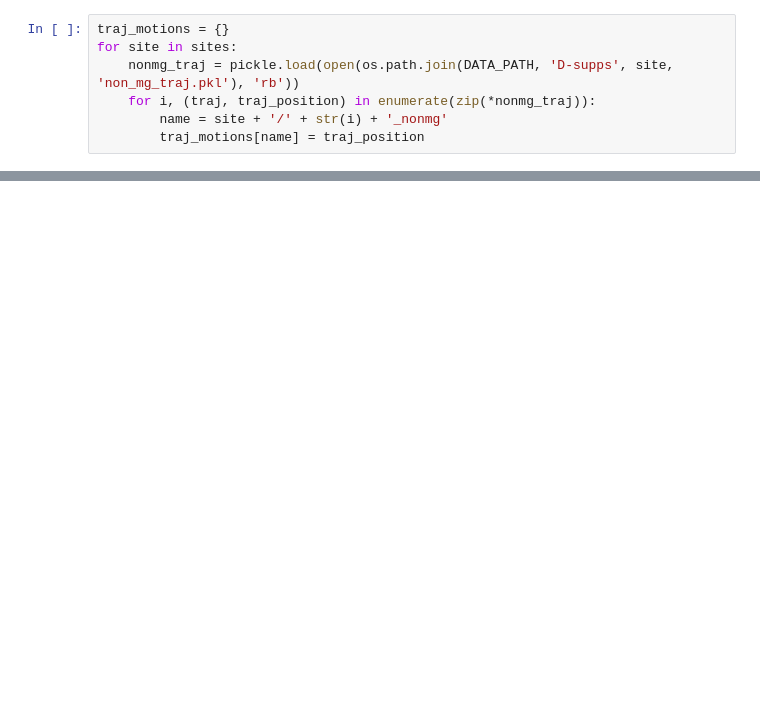
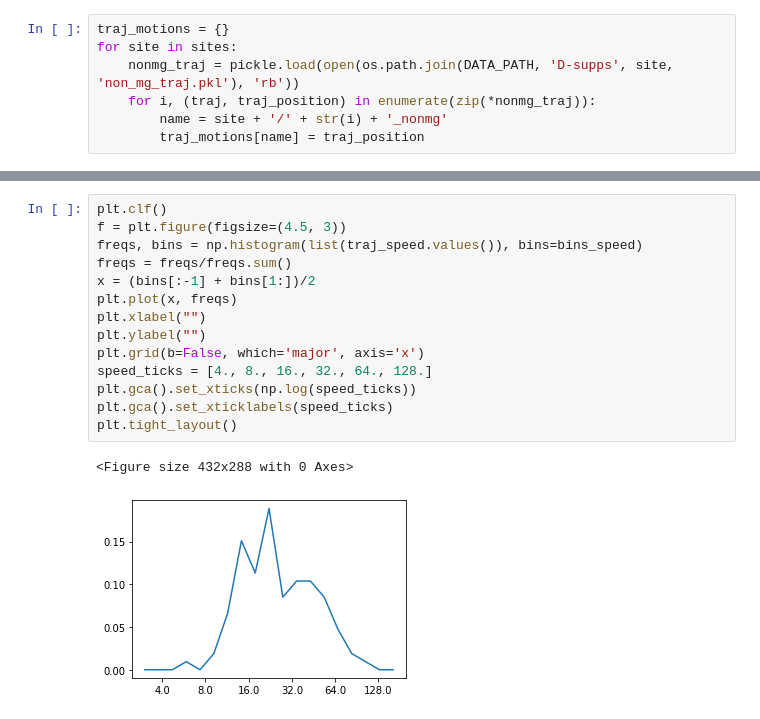
Before and after one commit to mehta-lab/dynamorph, a Jupyter notebook: JUNE_Progenitor.ipynb, the cells around one changed output, grey strips where cells are left out. Saved outputs shown, nothing was run; the diff lists cells and outputs as text; blank space fills up the shorter version.

```diff
--- a/JUNE_Progenitor.ipynb
+++ b/JUNE_Progenitor.ipynb
@@ -145,0 +211,17 @@ dats_ = pca.transform(dats)
+# %%
+plt.clf()
+f = plt.figure(figsize=(4.5, 3))
+freqs, bins = np.histogram(list(traj_speed.values()), bins=bins_speed)
+freqs = freqs/freqs.sum()
+x = (bins[:-1] + bins[1:])/2
+plt.plot(x, freqs)
+plt.xlabel("")
+plt.ylabel("")
+plt.grid(b=False, which='major', axis='x')
+speed_ticks = [4., 8., 16., 32., 64., 128.]
+plt.gca().set_xticks(np.log(speed_ticks))
+plt.gca().set_xticklabels(speed_ticks)
+plt.tight_layout()
+# %% [output]
+<Figure size 432x288 with 0 Axes>
+[figure, added]
```
Also changed, not shown: parts of 8 cells of this notebook, 1 other file.
